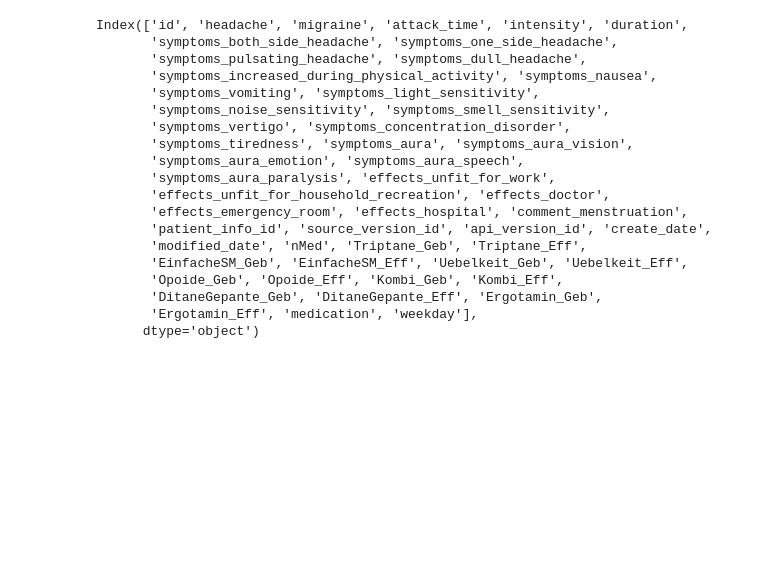
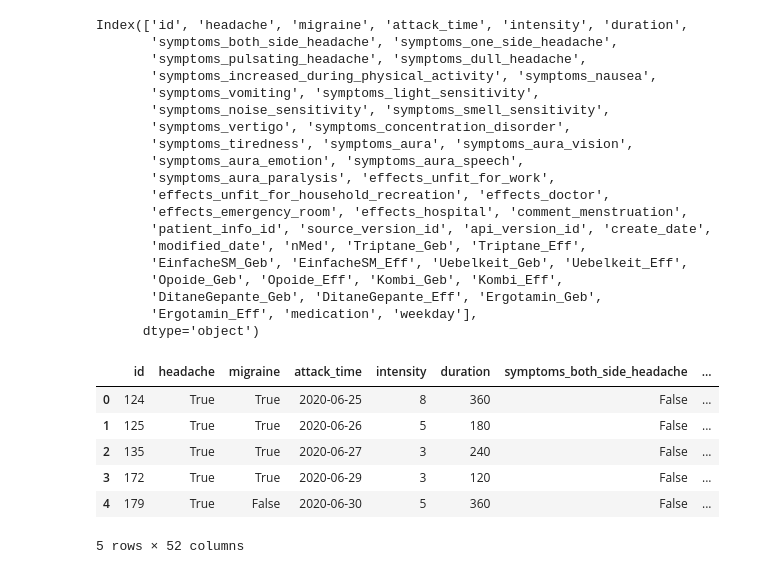
Before and after one commit to kkumar06-tech/Data_Analysis, a Jupyter notebook: Attack_V1.ipynb, the cells around one changed output. Saved outputs shown, nothing was run; the diff lists cells and outputs as text; code cells hidden in the pictures; blank space fills up the shorter version.

```diff
--- a/Attack_V1.ipynb
+++ b/Attack_V1.ipynb
@@ -31,3 +31,13 @@ Index(['id', 'headache', 'migraine', 'attack_time', 'intensity', 'duration',
        'DitaneGepante_Geb', 'DitaneGepante_Eff', 'Ergotamin_Geb',
        'Ergotamin_Eff', 'medication', 'weekday'],
       dtype='object')
+# %%
+df.head()
+# %% [output]
+|  | id | headache | migraine | attack_time | intensity | duration | symptoms_both_side_headache | ... |
+| 0 | 124 | True | True | 2020-06-25 | 8 | 360 | False | ... |
+| 1 | 125 | True | True | 2020-06-26 | 5 | 180 | False | ... |
+| 2 | 135 | True | True | 2020-06-27 | 3 | 240 | False | ... |
+| 3 | 172 | True | True | 2020-06-29 | 3 | 120 | False | ... |
+| 4 | 179 | True | False | 2020-06-30 | 5 | 360 | False | ... |
+5 rows × 52 columns
```
Also changed, not shown: parts of 7 cells of this notebook, 2 other files.
